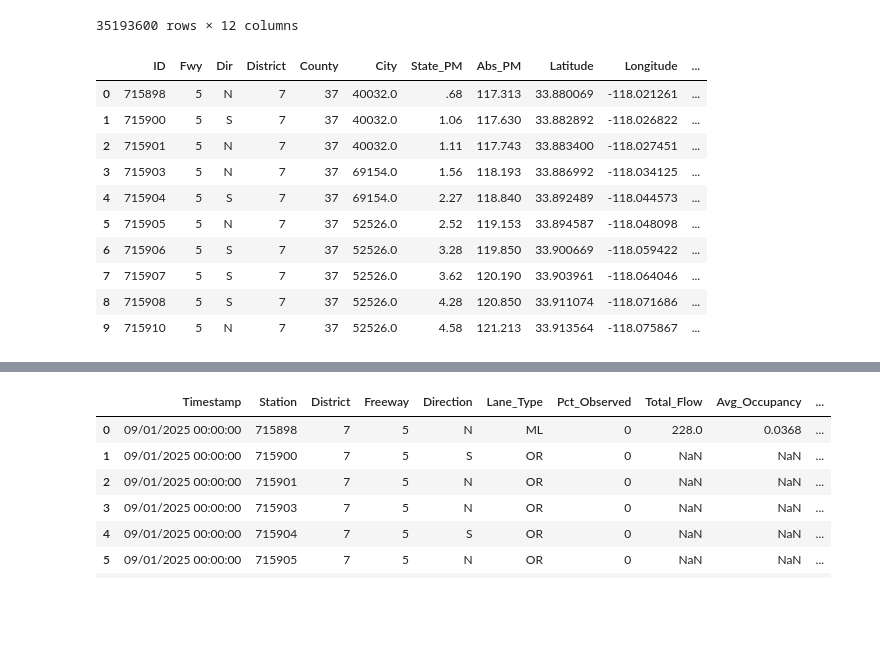
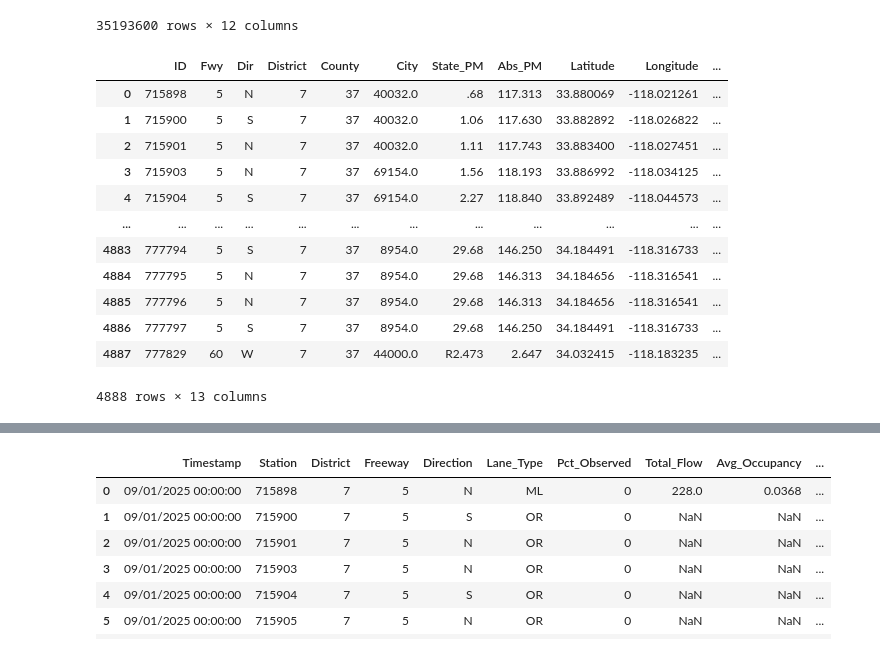
Before and after one commit to KiwiGin/traffic_proyect_g1_california, a Jupyter notebook: notebook.ipynb, the cells around one changed output, grey strips where cells are left out. Cells and saved outputs as stored; diff of their text form; code cells hidden in the pictures; blank space fills up the shorter version.

```diff
--- a/notebook.ipynb
+++ b/notebook.ipynb
@@ -95,18 +95,20 @@ df_complete
 # %%
 df_stations_necesario=df_stations[['ID','Fwy','Dir','District',
                                    'County','City','State_PM',
                                    'Abs_PM','Latitude','Longitude',
                                    'Type','Lanes','Name']].copy()
-df_stations_necesario.head(10)
+df_stations_necesario
 # %% [output]
 |  | ID | Fwy | Dir | District | County | City | State_PM | Abs_PM | Latitude | Longitude | ... |
 | 0 | 715898 | 5 | N | 7 | 37 | 40032.0 | .68 | 117.313 | 33.880069 | -118.021261 | ... |
 | 1 | 715900 | 5 | S | 7 | 37 | 40032.0 | 1.06 | 117.630 | 33.882892 | -118.026822 | ... |
 | 2 | 715901 | 5 | N | 7 | 37 | 40032.0 | 1.11 | 117.743 | 33.883400 | -118.027451 | ... |
 | 3 | 715903 | 5 | N | 7 | 37 | 69154.0 | 1.56 | 118.193 | 33.886992 | -118.034125 | ... |
 | 4 | 715904 | 5 | S | 7 | 37 | 69154.0 | 2.27 | 118.840 | 33.892489 | -118.044573 | ... |
-| 5 | 715905 | 5 | N | 7 | 37 | 52526.0 | 2.52 | 119.153 | 33.894587 | -118.048098 | ... |
-| 6 | 715906 | 5 | S | 7 | 37 | 52526.0 | 3.28 | 119.850 | 33.900669 | -118.059422 | ... |
-| 7 | 715907 | 5 | S | 7 | 37 | 52526.0 | 3.62 | 120.190 | 33.903961 | -118.064046 | ... |
-| 8 | 715908 | 5 | S | 7 | 37 | 52526.0 | 4.28 | 120.850 | 33.911074 | -118.071686 | ... |
-| 9 | 715910 | 5 | N | 7 | 37 | 52526.0 | 4.58 | 121.213 | 33.913564 | -118.075867 | ... |
+| ... | ... | ... | ... | ... | ... | ... | ... | ... | ... | ... | ... |
+| 4883 | 777794 | 5 | S | 7 | 37 | 8954.0 | 29.68 | 146.250 | 34.184491 | -118.316733 | ... |
+| 4884 | 777795 | 5 | N | 7 | 37 | 8954.0 | 29.68 | 146.313 | 34.184656 | -118.316541 | ... |
+| 4885 | 777796 | 5 | N | 7 | 37 | 8954.0 | 29.68 | 146.313 | 34.184656 | -118.316541 | ... |
+| 4886 | 777797 | 5 | S | 7 | 37 | 8954.0 | 29.68 | 146.250 | 34.184491 | -118.316733 | ... |
+| 4887 | 777829 | 60 | W | 7 | 37 | 44000.0 | R2.473 | 2.647 | 34.032415 | -118.183235 | ... |
+4888 rows × 13 columns
```
Also changed, not shown: parts of 17 cells of this notebook, 2 other files.
